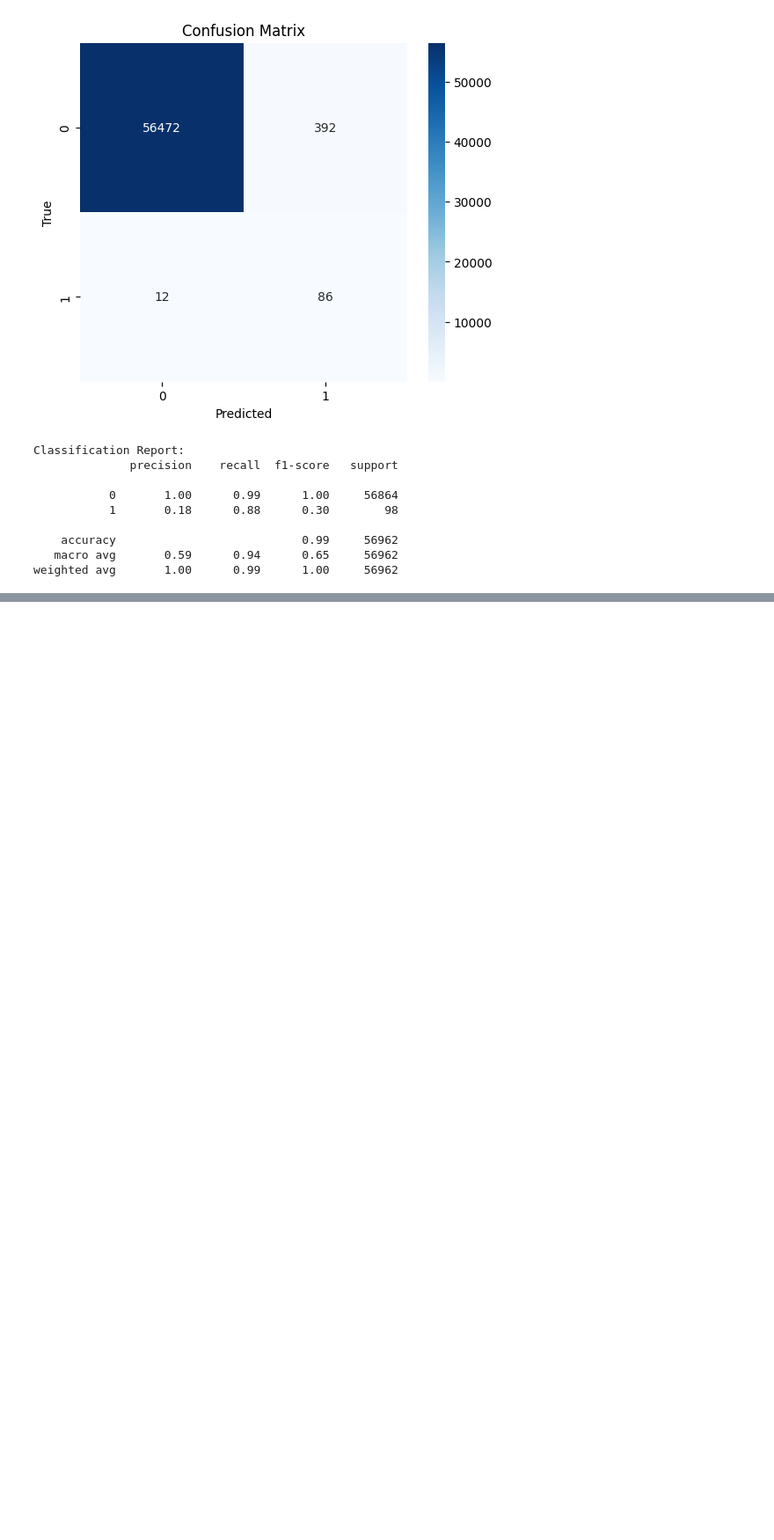
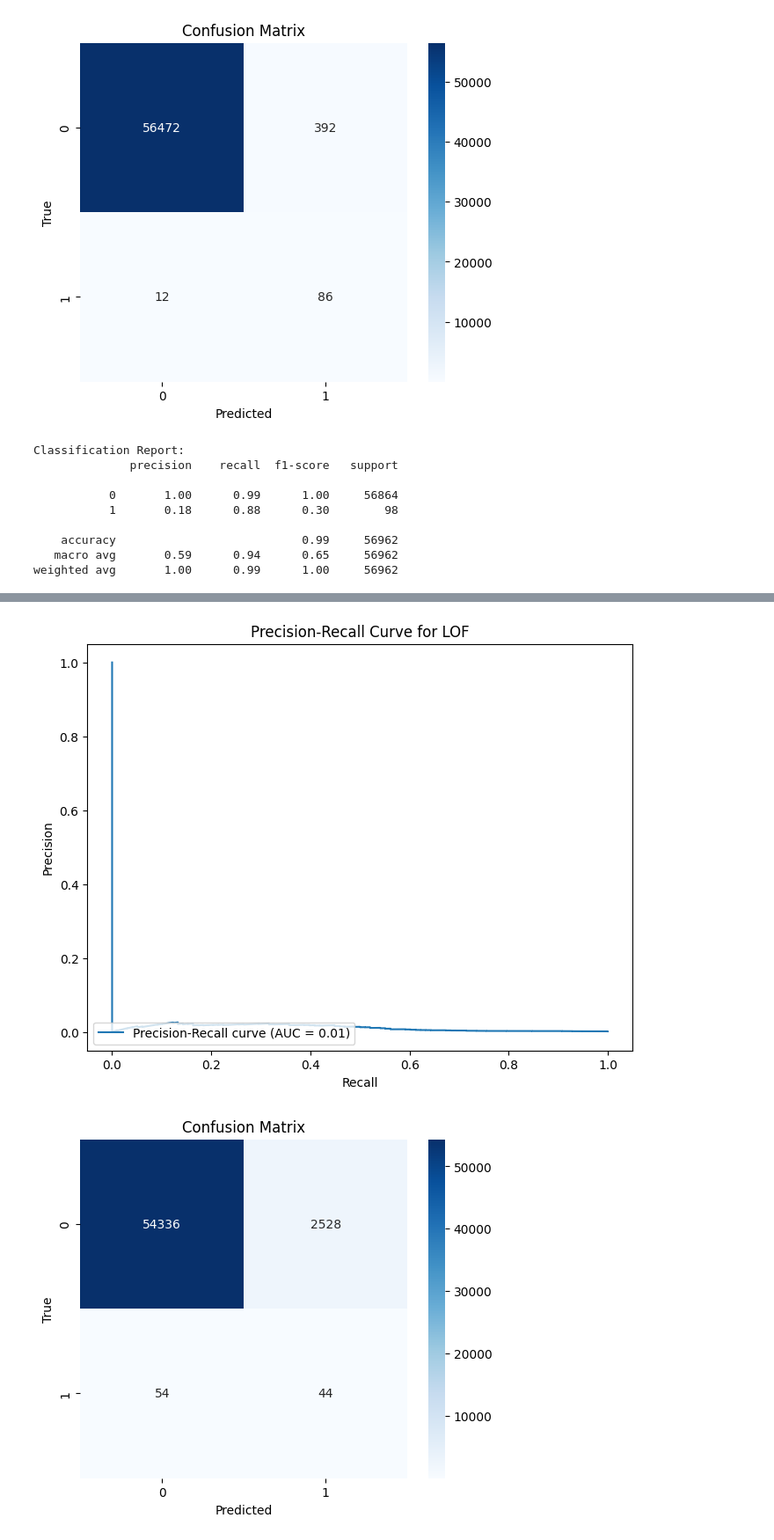
Before and after one commit to kaushal427/Credit-Card-Fraud-Detection, a Jupyter notebook: Combined.ipynb, the cells around one changed output, grey strips where cells are left out. Shown: that part at 88% size. Cells and saved outputs as stored; diff of their text form; code cells hidden in the pictures; blank space fills up the shorter version.

```diff
--- a/Combined.ipynb
+++ b/Combined.ipynb
@@ -544,0 +461,70 @@ weighted avg       0.91      0.91      0.91      2492
+# %%
+# Define hyperparameter grid
+param_grid = {
+    'n_neighbors': [10, 20, 30],  # Number of neighbors for density estimation
+    'contamination': [0.01, 0.05, 0.1]  # Proportion of anomalies in the dataset
+}
+
+# Best parameters tracker
+best_auc_pr = 0
+best_params = None
+best_model = None
+
+# Perform manual grid search
+for n_neighbors in param_grid['n_neighbors']:
+    for contamination in param_grid['contamination']:
+        # Initialize Local Outlier Factor
+        lof = LocalOutlierFactor(n_neighbors=n_neighbors, contamination=contamination, novelty=True)
+        lof.fit(X_non_fraud_scaled)  # Train only on non-fraud data
+
+        # Predict on the test set
+        Y_scores = -lof.decision_function(X_test)  # Negative scores indicate higher anomaly likelihood
+        Y_pred = lof.predict(X_test)
+        Y_pred = np.where(Y_pred == -1, 1, 0)  # Convert -1 to 1 (fraud), 1 to 0 (non-fraud)
+
+        # Calculate AUC-PR
+        precision, recall, _ = precision_recall_curve(Y_test, Y_scores)
+        auc_pr = auc(recall, precision)
+
+        print(f"Params: n_neighbors={n_neighbors}, contamination={contamination}, AUC-PR={auc_pr:.4f}")
+
+        # Track the best model
+        if auc_pr > best_auc_pr:
+            best_auc_pr = auc_pr
+            best_params = {'n_neighbors': n_neighbors, 'contamination': contamination}
+            best_model = lof
+
+# Output the best parameters
+print("\nBest Parameters:", best_params)
+print("Best AUC-PR:", best_auc_pr)
+
+# Evaluate the best model
+Y_scores = -best_model.decision_function(X_test)
+Y_pred = best_model.predict(X_test)
+Y_pred = np.where(Y_pred == -1, 1, 0)
+
+# Precision-Recall Curve and AUC-PR
+precision, recall, thresholds = precision_recall_curve(Y_test, Y_scores)
+auc_pr = auc(recall, precision)
+
+plt.figure(figsize=(8, 6))
+plt.plot(recall, precision, label=f'Precision-Recall curve (AUC = {auc_pr:.2f})')
+plt.xlabel('Recall')
+plt.ylabel('Precision')
+plt.title('Precision-Recall Curve for LOF')
+plt.legend(loc='lower left')
+plt.show()
+
+# Confusion Matrix
+cm = confusion_matrix(Y_test, Y_pred)
+plt.figure(figsize=(6, 5))
+sns.heatmap(cm, annot=True, fmt='d', cmap='Blues')
+plt.xlabel('Predicted')
+plt.ylabel('True')
+plt.title('Confusion Matrix')
+plt.show()
+
+# Classification Report
+print("Classification Report:")
+print(classification_report(Y_test, Y_pred))
+# %% [output]
@@ -544,0 +543,2 @@ weighted avg       0.91      0.91      0.91      2492
+[figure, added]
+[figure, added]
```
Also changed, not shown: parts of 8 cells of this notebook.
